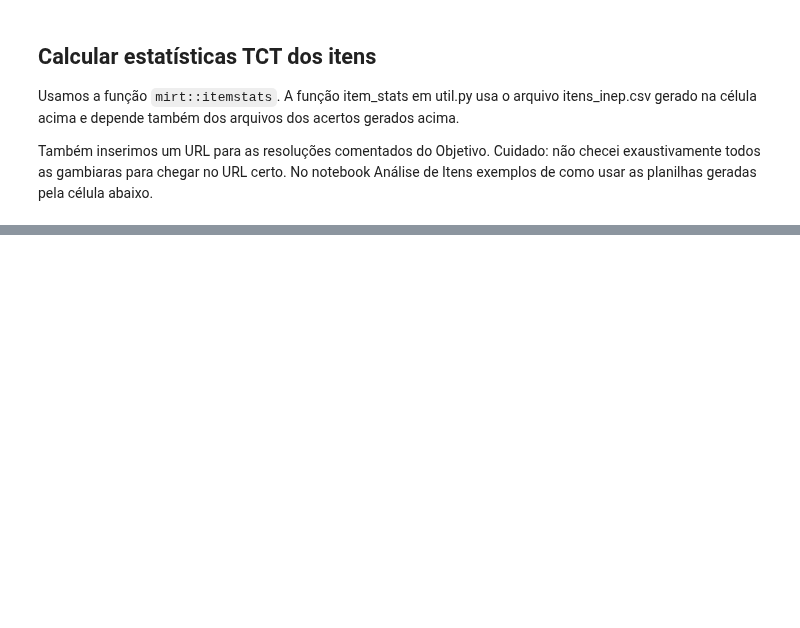
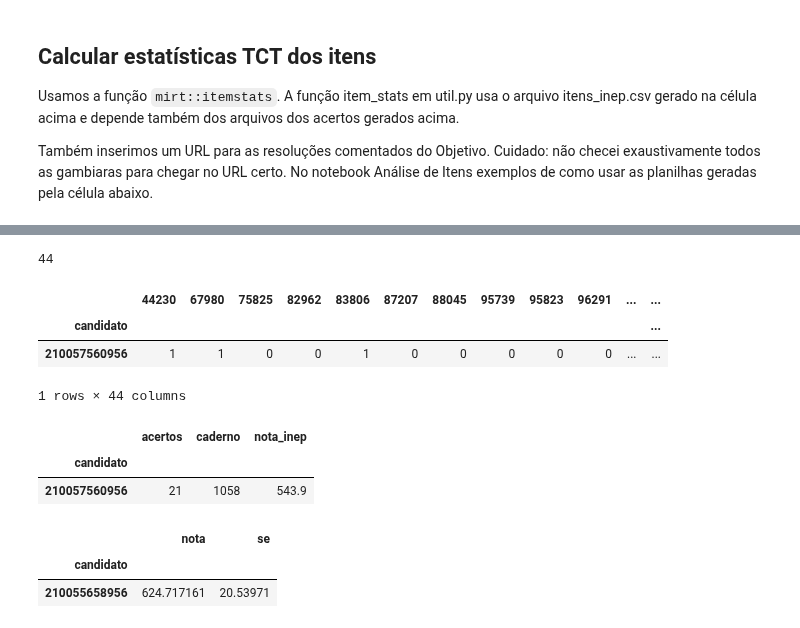
Before and after one commit to atp/enem, a Jupyter notebook: 00-PrepareData.ipynb, the cells around one changed output, grey strips where cells are left out. Cells and saved outputs as stored; diff of their text form; code cells hidden in the pictures; blank space fills up the shorter version.

```diff
--- a/00-PrepareData.ipynb
+++ b/00-PrepareData.ipynb
@@ -352,0 +421,21 @@ HTTPError: HTTP Error 403: Forbidden
+# %%
+len(irt_params_to_enem_scale(params,1056))
+# %% [output]
+44
+# %%
+padr,nota = load_padr(prova=1058,nota_inep=True)
+display(padr,nota)
+# %% [output]
+|  | 44230 | 67980 | 75825 | 82962 | 83806 | 87207 | 88045 | 95739 | 95823 | 96291 | ... | ... |
+| candidato |  |  |  |  |  |  |  |  |  |  |  | ... |
+| 210057560956 | 1 | 1 | 0 | 0 | 1 | 0 | 0 | 0 | 0 | 0 | ... | ... |
+1 rows × 44 columns
+|  | acertos | caderno | nota_inep |
+| candidato |  |  |  |
+| 210057560956 | 21 | 1058 | 543.9 |
+# %%
+score_inep(padr,prova=1058,enemscale=True)
+# %% [output]
+|  | nota | se |
+| candidato |  |  |
+| 210055658956 | 624.717161 | 20.53971 |
```
Also changed, not shown: parts of 13 cells of this notebook, 8 other files.
